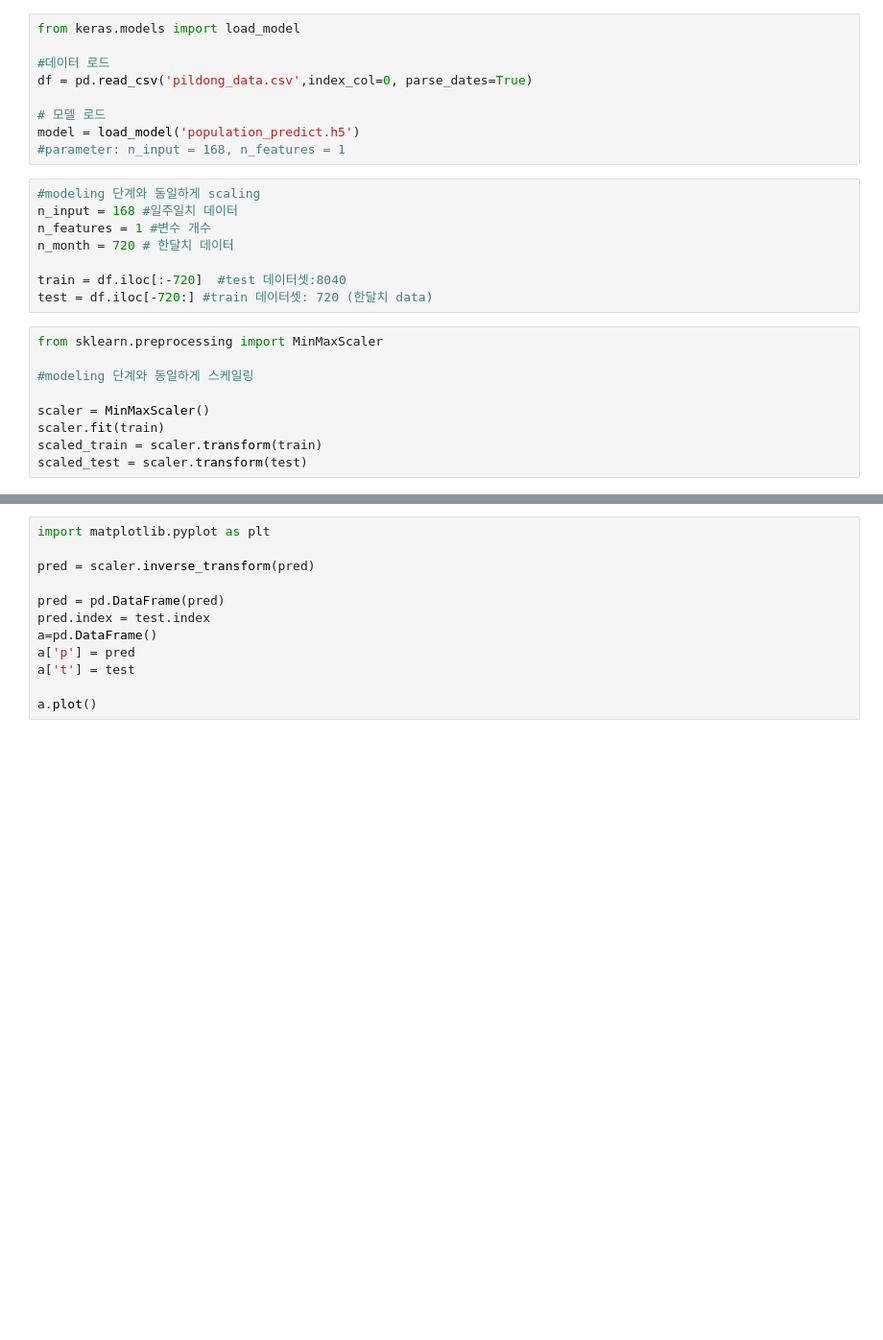
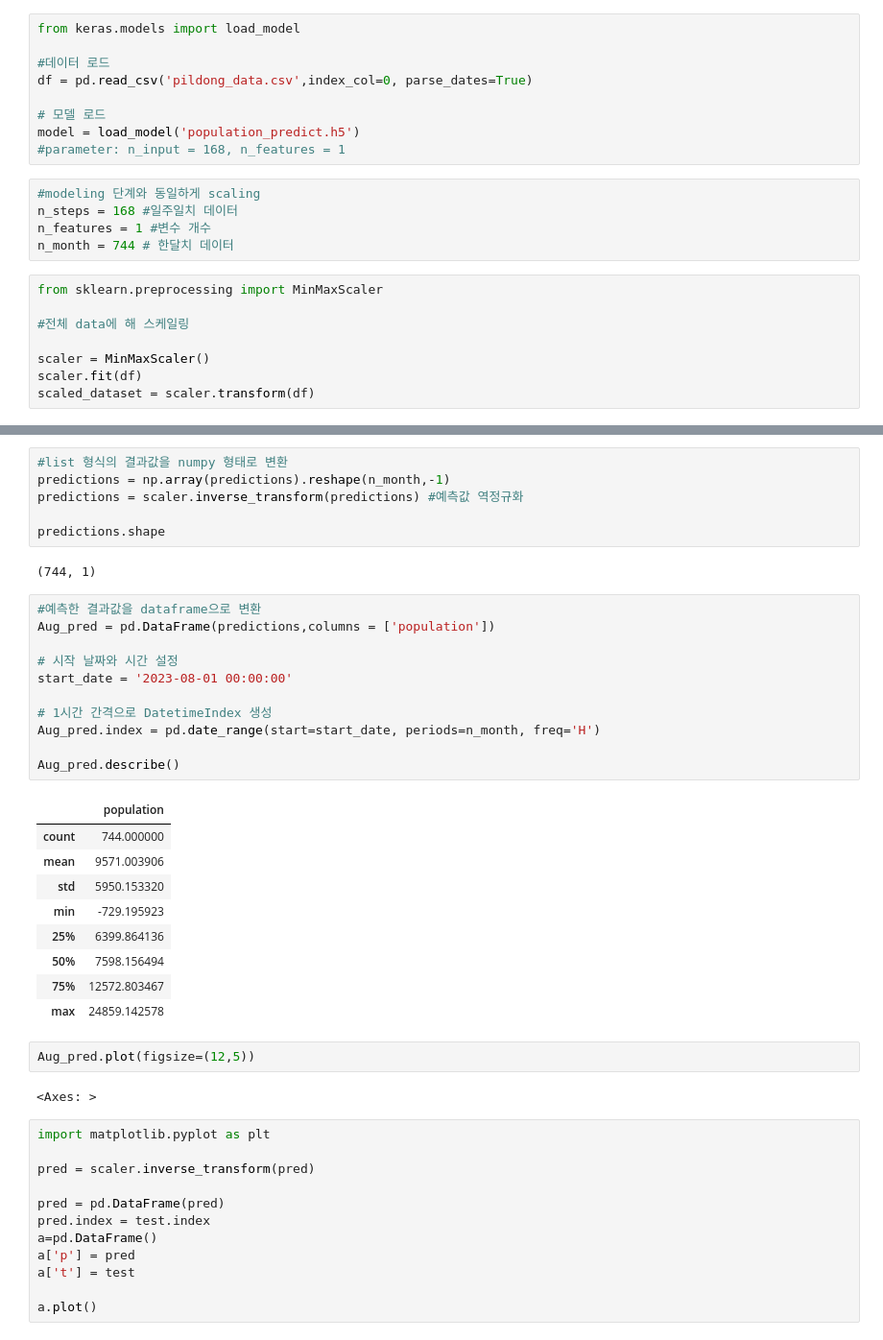
Before and after one commit to choijian/Care4All-AI-Model, a Jupyter notebook: forecasting_monthly_data.ipynb, the cells around one changed output, grey strips where cells are left out. Shown at 96% size. Drawn from its saved outputs; the diff is of its cells as text; blank space fills up the shorter version.

```diff
--- a/forecasting_monthly_data.ipynb
+++ b/forecasting_monthly_data.ipynb
@@ -14,19 +14,15 @@ model = load_model('population_predict.h5')
 #parameter: n_input = 168, n_features = 1
 # %%
 #modeling 단계와 동일하게 scaling
-n_input = 168 #일주일치 데이터
+n_steps = 168 #일주일치 데이터
 n_features = 1 #변수 개수
-n_month = 720 # 한달치 데이터
-
-train = df.iloc[:-720]  #test 데이터셋:8040
-test = df.iloc[-720:] #train 데이터셋: 720 (한달치 data)
+n_month = 744 # 한달치 데이터
 # %%
 from sklearn.preprocessing import MinMaxScaler
 
-#modeling 단계와 동일하게 스케일링
+#전체 data에 해 스케일링
 
 scaler = MinMaxScaler()
-scaler.fit(train)
-scaled_train = scaler.transform(train)
-scaled_test = scaler.transform(test)
+scaler.fit(df)
+scaled_dataset = scaler.transform(df)
 # %%
@@ -61,3 +70,36 @@ for i in range(720):
+# %%
+#list 형식의 결과값을 numpy 형태로 변환
+predictions = np.array(predictions).reshape(n_month,-1)
+predictions = scaler.inverse_transform(predictions) #예측값 역정규화
+
+predictions.shape
+# %% [output]
+(744, 1)
+# %%
+#예측한 결과값을 dataframe으로 변환
+Aug_pred = pd.DataFrame(predictions,columns = ['population'])
+
+# 시작 날짜와 시간 설정
+start_date = '2023-08-01 00:00:00'
+
+# 1시간 간격으로 DatetimeIndex 생성
+Aug_pred.index = pd.date_range(start=start_date, periods=n_month, freq='H')
+
+Aug_pred.describe()
+# %% [output]
+|  | population |
+| count | 744.000000 |
+| mean | 9571.003906 |
+| std | 5950.153320 |
+| min | -729.195923 |
+| 25% | 6399.864136 |
+| 50% | 7598.156494 |
+| 75% | 12572.803467 |
+| max | 24859.142578 |
+# %%
+Aug_pred.plot(figsize=(12,5))
+# %% [output]
+<Axes: >
 # %%
 import matplotlib.pyplot as plt
 
```
Also changed, not shown: parts of 1 cell of this notebook.
